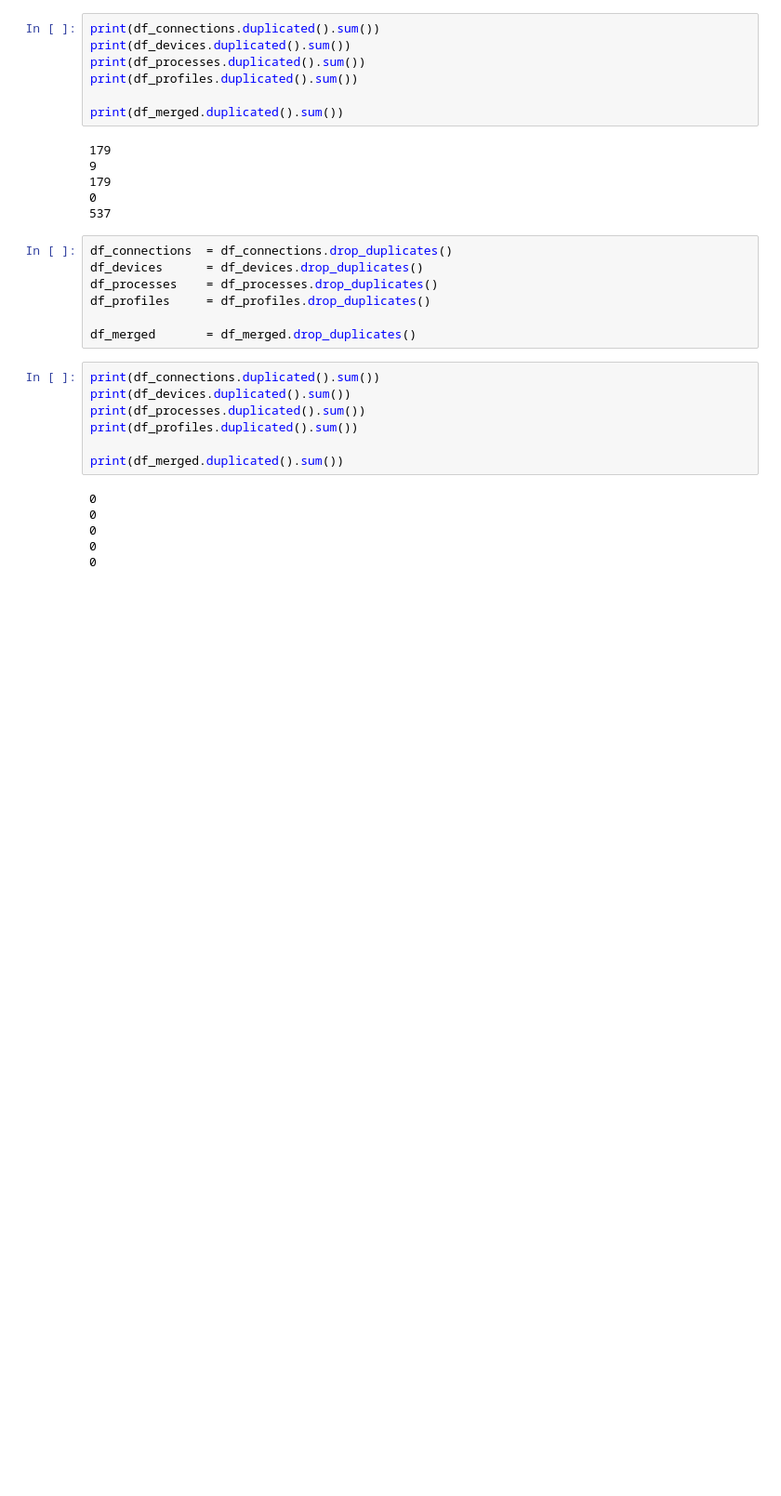
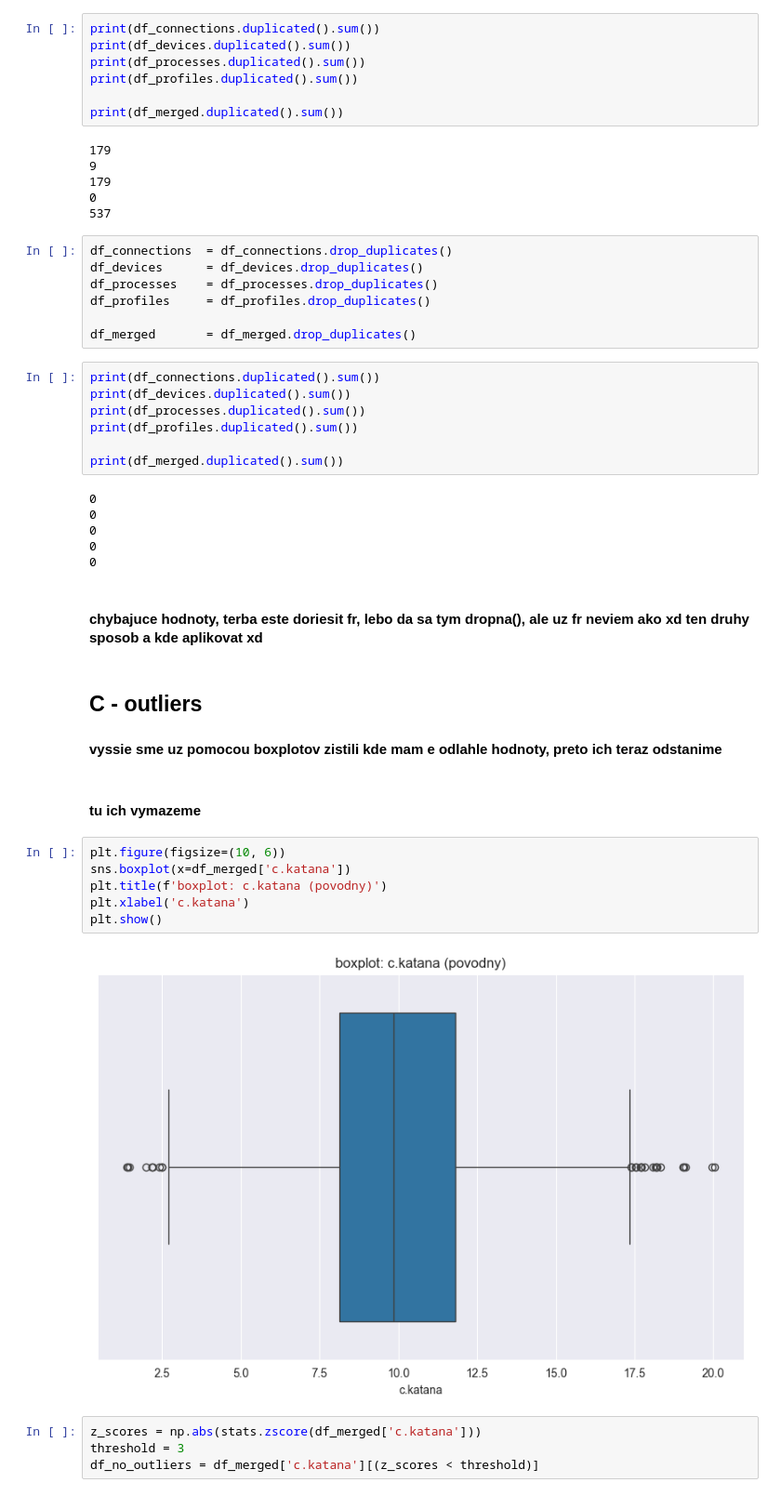
Before and after one commit to xtancos/IAU_project, a Jupyter notebook: main_main.ipynb, the cells around one changed output. Shown at 93% size. Saved outputs shown, nothing was run; the diff lists cells and outputs as text; blank space fills up the shorter version.

```diff
--- a/main_main.ipynb
+++ b/main_main.ipynb
@@ -515,3 +515,22 @@ print(df_merged.duplicated().sum())
 0
 0
 0
+# %% [markdown]
+#### chybajuce hodnoty, terba este doriesit fr, lebo da sa tym dropna(), ale uz fr neviem ako xd ten druhy sposob a kde aplikovat xd
+# %% [markdown]
+## C - outliers
+#### vyssie sme uz pomocou boxplotov zistili kde mam e odlahle hodnoty, preto ich teraz odstanime
+# %% [markdown]
+#### tu ich vymazeme
+# %%
+plt.figure(figsize=(10, 6))
+sns.boxplot(x=df_merged['c.katana'])
+plt.title(f'boxplot: c.katana (povodny)')
+plt.xlabel('c.katana')
+plt.show()
+# %% [output]
+[figure, added]
+# %%
+z_scores = np.abs(stats.zscore(df_merged['c.katana']))
+threshold = 3
+df_no_outliers = df_merged['c.katana'][(z_scores < threshold)]
```
Also changed, not shown: parts of 7 cells of this notebook.
